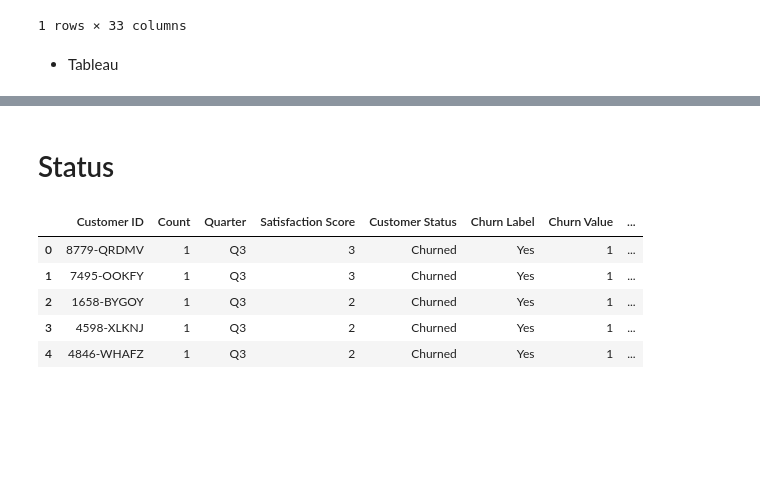
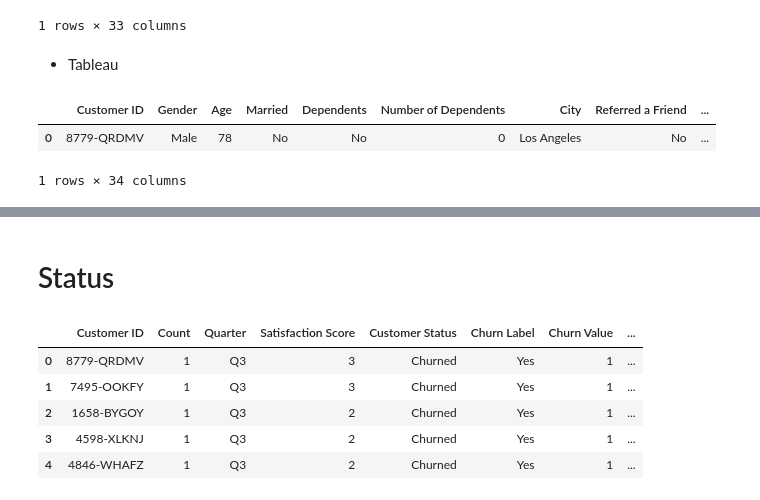
Before and after one commit to luceromendozab/Churn_Project, a Jupyter notebook: notebooks/Exploración.ipynb, the cells around one changed output, grey strips where cells are left out. Drawn from its saved outputs; the diff is of its cells as text; code cells hidden in the pictures; blank space fills up the shorter version.

```diff
--- a/notebooks/Exploración.ipynb
+++ b/notebooks/Exploración.ipynb
@@ -216,0 +240,4 @@ df_final.head()
+# %%
+df_2=df_loc_pop.copy()
+# %%
+df_2.drop(columns=["Zip Code","Latitude","Longitude","Population"], axis=1, inplace=True)
@@ -216,0 +249,2 @@ df_final.head()
+# %%
+df_tableau=pd.merge(df_1, df_2, on='Customer ID')
@@ -352,3 +391,11 @@ df_final.head(1)
 1 rows × 33 columns
 # %% [markdown]
 - Tableau
+# %%
+df_tableau=pd.merge(df_tableau, df_services, on='Customer ID')
+# %%
+df_tableau.head(1)
+# %% [output]
+|  | Customer ID | Gender | Age | Married | Dependents | Number of Dependents | City | Referred a Friend | ... |
+| 0 | 8779-QRDMV | Male | 78 | No | No | 0 | Los Angeles | No | ... |
+1 rows × 34 columns
```
Also changed, not shown: parts of 16 cells of this notebook.
